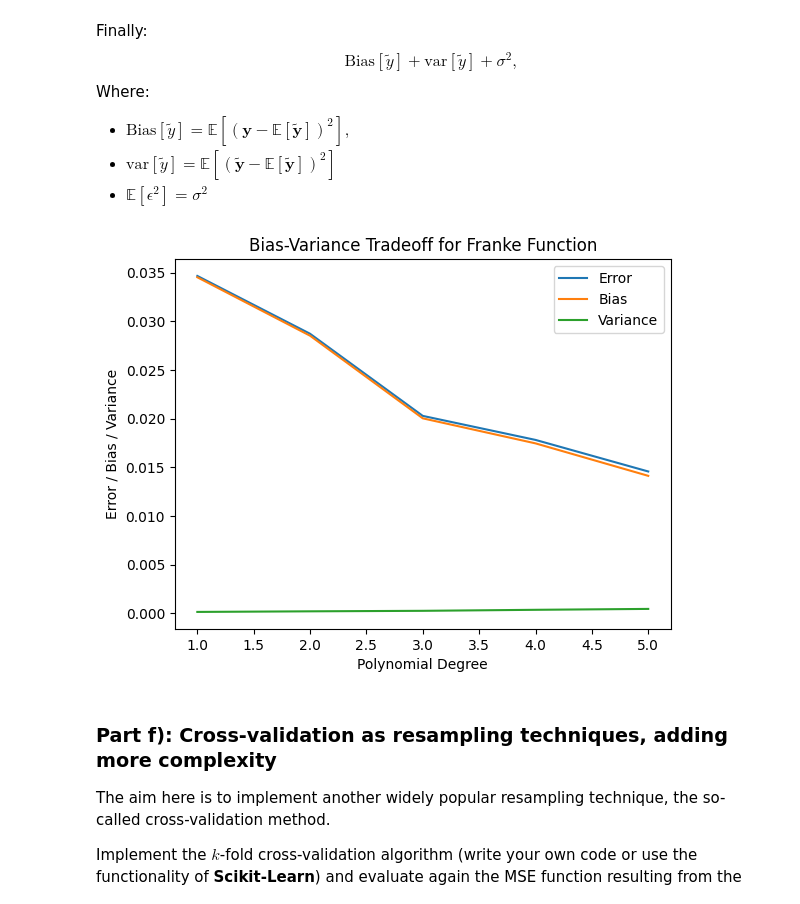
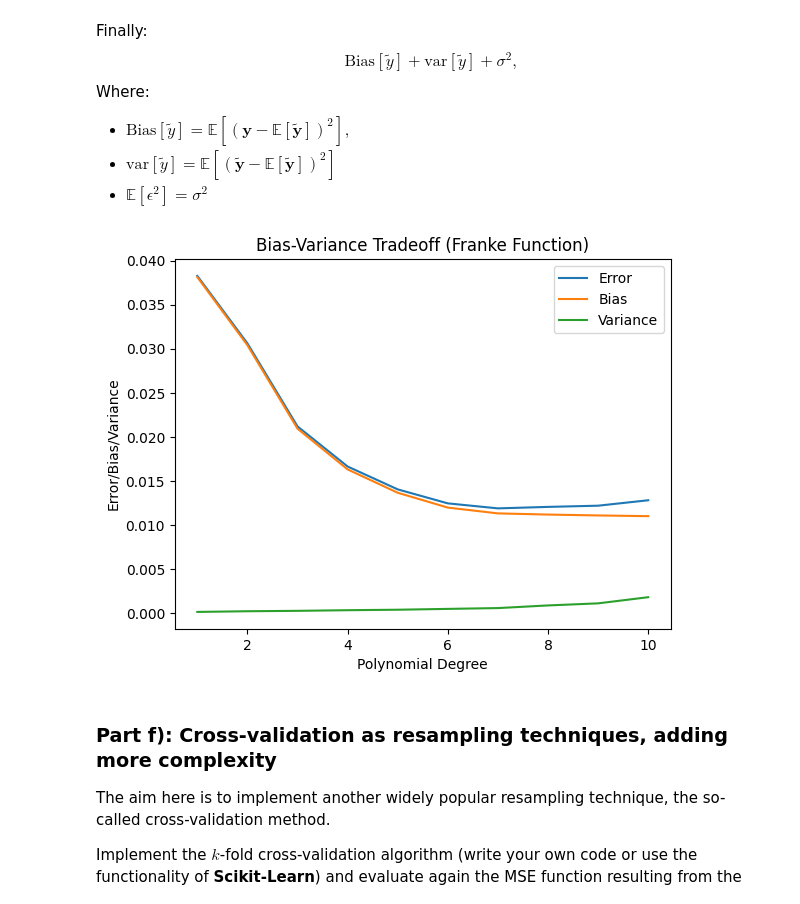
Before and after one commit to rudi191/FYS_STK_project1, a Jupyter notebook: P1 MMD.ipynb, the cells around one changed output. Cells and saved outputs as stored; diff of their text form; code cells hidden in the pictures.

```diff
--- a/P1 MMD.ipynb
+++ b/P1 MMD.ipynb
@@ -183,7 +183,8 @@ y = np.random.rand(n, 1)
 z = FrankeFunction(x, y)  + 0.1 * np.random.randn(n, 1) # adding some noise using the normmal distribution N(0,1)
 
 mse_train, mse_test, r2_train, r2_test, coefficients = [], [], [], [], []
-degrees = [1, 2, 3, 4, 5]
+
+degrees = np.arange(1, 11)
 
 for poly_degree in degrees:
 
@@ -241,7 +242,7 @@ plt.title('Scaled R2 and Polynomial Degree')
 plt.legend()
 plt.show()
 
-# Coeffiencts - litt usikker her:
+# Coeffiencts - litt usikker her: Denne ble litt gal
 for i, coef in enumerate(coefficients):
     plt.plot(coef.flatten(), 'o-', label=f'Degree {degrees[i]}')
 plt.xlabel('Coefficient Index')
@@ -370,7 +371,7 @@ dependence on $\lambda$.
 from sklearn.linear_model import Ridge
 
 mse_train_ridge, mse_test_ridge, r2_train_ridge, r2_test_ridge = [], [], [], []
-lambdas = [0.0001, 0.001, 0.01, 0.1, 1.0]
+lambdas = np.logspace(-4, 0, 20)
 
 scaler_XY = StandardScaler(with_mean=True, with_std=False)
 scaler_Z = StandardScaler(with_mean=True, with_std=False)
@@ -395,7 +396,7 @@ for i in lambdas:
 # Plotting MSE vs. Lambda
 plt.plot(np.log10(lambdas), mse_train_ridge, 'b-o', label='Ridge Train MSE')
 plt.plot(np.log10(lambdas), mse_test_ridge, 'r-o', label='Ridge Test MSE')
-plt.xlabel('log10(lambda)')
+plt.xlabel('log10(Lambda)')
 plt.ylabel('MSE')
 plt.title('MSE for Ridge Regression')
 plt.legend()
@@ -406,7 +407,7 @@ plt.plot(np.log10(lambdas), r2_train_ridge, 'o-', label='Train R²')
 plt.plot(np.log10(lambdas), r2_test_ridge, 'o-', label='Test R²')
 plt.xlabel('log10(lambda)')
 plt.ylabel('R2')
-plt.title('R2 for Ridge Regression')
+plt.title('R² for Ridge Regression')
 plt.legend()
 plt.show()
 # %% [output]
@@ -663,8 +661,66 @@ $
 - $\mathrm{var}[\tilde{y}]=\mathbb{E}\left[\left(\tilde{\boldsymbol{y}}-\mathbb{E}\left[\boldsymbol{\tilde{y}}\right]\right)^2\right]$
 - $ \mathbb{E}[\epsilon^2] = \sigma^2 $
 # %%
+from sklearn.utils import resample
+from sklearn.pipeline import make_pipeline
+
+#from 5.4
+n_bootstraps = 1000
+# Initialize arrays to store error, bias, and variance
+maxdegree = len(degrees)+1
+
+error = np.zeros(maxdegree)
+bias = np.zeros(maxdegree)
+variance = np.zeros(maxdegree)
+polydegree = np.zeros(maxdegree)
+
+# Generate data again:
+n = 1000
+np.random.seed(2024)
+x = np.random.rand(n, 1) #creating data
+y = np.random.rand(n, 1)
+z = FrankeFunction(x, y)  + 0.1 * np.random.randn(n, 1)
+
+XY = np.c_[x, y]
+
+scaler_XY = StandardScaler(with_mean=True, with_std=False)
+scaler_Z = StandardScaler(with_mean=True, with_std=False)
+XY_scaled = scaler_XY.fit_transform(XY)
+z_scaled = scaler_Z.fit_transform(z)
+
+XY_train, XY_test, z_train, z_test = train_test_split(XY_scaled, z_scaled, test_size=0.2, random_state=0)
+
+for degree in degrees:
+    model = make_pipeline(PolynomialFeatures(degree=degree), LinearRegression(fit_intercept=False))
+    z_pred = np.empty((z_test.shape[0], n_bootstraps))  # z pred array to store predictions for each bootstrap sample
+
+    for i in range(n_bootstraps):
+        XY_resampled, z_resampled = resample(XY_train, z_train)  #resample
+        z_pred[:, i] = model.fit(XY_resampled, z_resampled).predict(XY_test).ravel()
+
+    polydegree[degree] = degree
+
+    #calculate the error, bias and variance
+    error[degree] = np.mean(np.mean((z_test - z_pred)**2, axis=1, keepdims=True))  # MSE
+    bias[degree] = np.mean((z_test - np.mean(z_pred, axis=1, keepdims=True))**2)
+    variance[degree] = np.mean(np.var(z_pred, axis=1, keepdims=True))
+
+#as I do maxdegree = len(degrees)+1, there is one extra to remove.
+polydegree = polydegree[1:]
+error = error[1:]
+bias = bias[1:]
+variance = variance[1:]
+# Plotting bias, variance, and error
+plt.plot(polydegree, error, label='Error')
+plt.plot(polydegree, bias, label='Bias')
+plt.plot(polydegree, variance, label='Variance')
+plt.title('Bias-Variance Tradeoff (Franke Function)')
+plt.xlabel('Polynomial Degree')
+plt.ylabel('Error/Bias/Variance')
+plt.legend()
+plt.show()
 # %% [output]
-[figure, old version]
+[figure, new version]
 # %% [markdown]
 ### Part f):  Cross-validation as resampling techniques, adding more complexity
 
```
Also changed, not shown: parts of 7 cells of this notebook, 2 other files.
